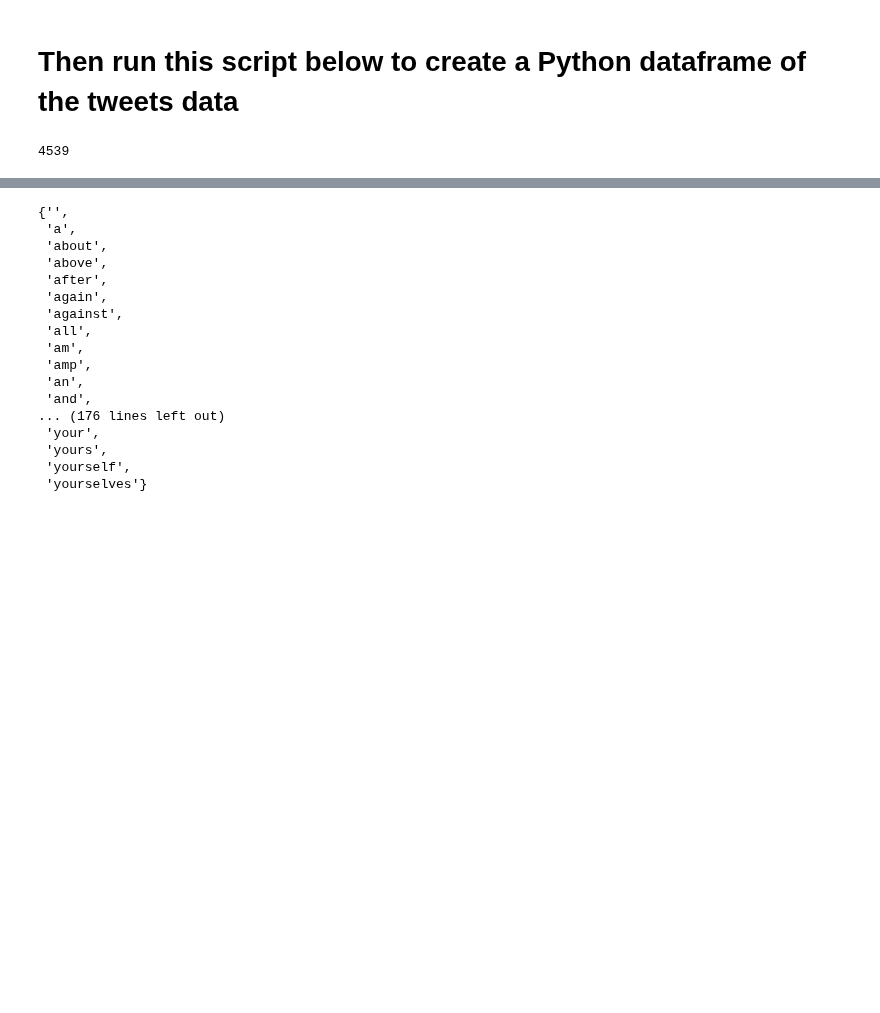
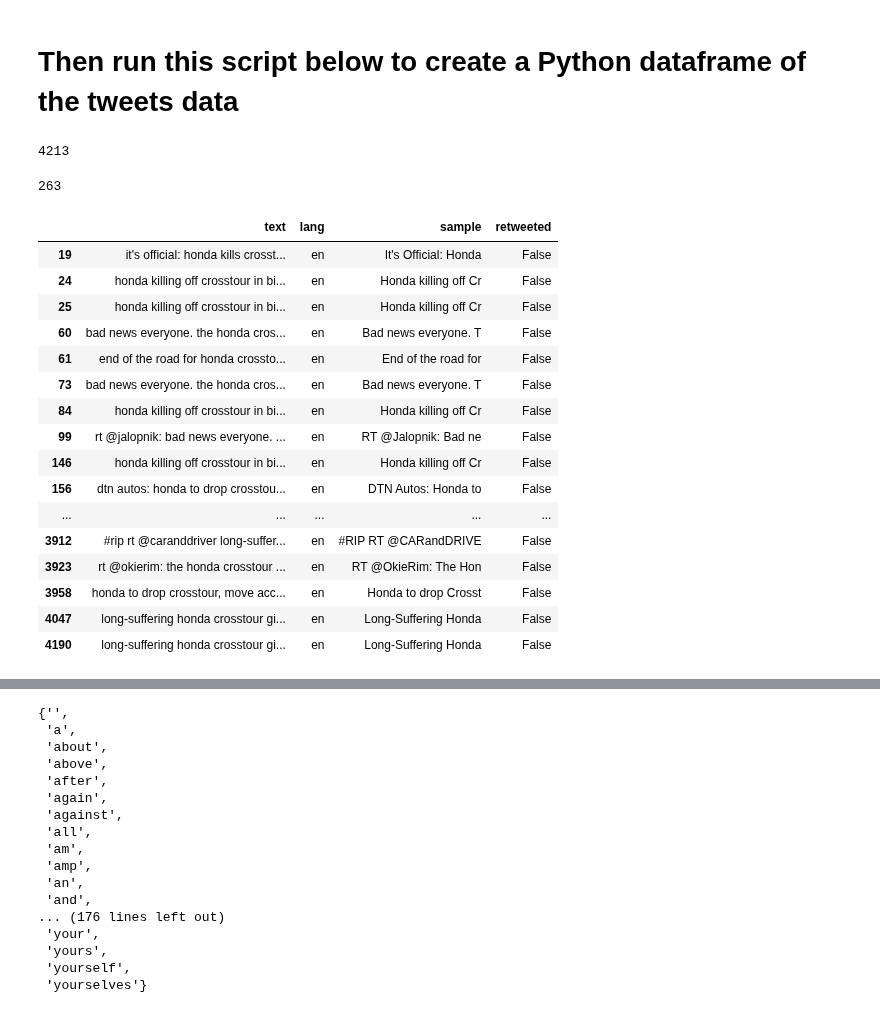
Before and after one commit to pybokeh/jupyter_notebooks, a Jupyter notebook: word_cloud/Mining_Twitter.ipynb, the cells around one changed output, grey strips where cells are left out. Drawn from its saved outputs; the diff is of its cells as text; code cells hidden in the pictures; blank space fills up the shorter version.

```diff
--- a/word_cloud/Mining_Twitter.ipynb
+++ b/word_cloud/Mining_Twitter.ipynb
@@ -50,7 +50,7 @@ d = path.dirname('/home/pybokeh/temp/')
 #text = open(path.join(d, 'twitter_data.txt')).read()
 
 tweets_data = []
-tweets_file = open(path.join(d, 'honda.txt'),'r')
+tweets_file = open(path.join(d, 'honda_heritage.txt'),'r')
 for line in tweets_file:
     try:
         tweet = json.loads(line)
@@ -61,6 +61,6 @@ for line in tweets_file:
 
 print(len(tweets_data))
 # %% [output]
-4539
+4213
 # %%
 tweets = pd.DataFrame()
@@ -75,3 +77,27 @@ english_tweets = english_tweets.drop_duplicates(subset='text');
+# %%
+len(english_tweets)
+# %% [output]
+263
+# %%
+english_tweets
+# %% [output]
+|  | text | lang | sample | retweeted |
+| 19 | it's official: honda kills crosst... | en | It's Official: Honda | False |
+| 24 | honda killing off crosstour in bi... | en | Honda killing off Cr | False |
+| 25 | honda killing off crosstour in bi... | en | Honda killing off Cr | False |
+| 60 | bad news everyone. the honda cros... | en | Bad news everyone. T | False |
+| 61 | end of the road for honda crossto... | en | End of the road for | False |
+| 73 | bad news everyone. the honda cros... | en | Bad news everyone. T | False |
+| 84 | honda killing off crosstour in bi... | en | Honda killing off Cr | False |
+| 99 | rt @jalopnik: bad news everyone. ... | en | RT @Jalopnik: Bad ne | False |
+| 146 | honda killing off crosstour in bi... | en | Honda killing off Cr | False |
+| 156 | dtn autos: honda to drop crosstou... | en | DTN Autos: Honda to | False |
+| ... | ... | ... | ... | ... |
+| 3912 | #rip rt @caranddriver long-suffer... | en | #RIP RT @CARandDRIVE | False |
+| 3923 | rt @okierim: the honda crosstour ... | en | RT @OkieRim: The Hon | False |
+| 3958 | honda to drop crosstour, move acc... | en | Honda to drop Crosst | False |
+| 4047 | long-suffering honda crosstour gi... | en | Long-Suffering Honda | False |
+| 4190 | long-suffering honda crosstour gi... | en | Long-Suffering Honda | False |
 # %%
 text = ''
 for line in english_tweets['text']:
```
Also changed, not shown: parts of 4 cells of this notebook.
